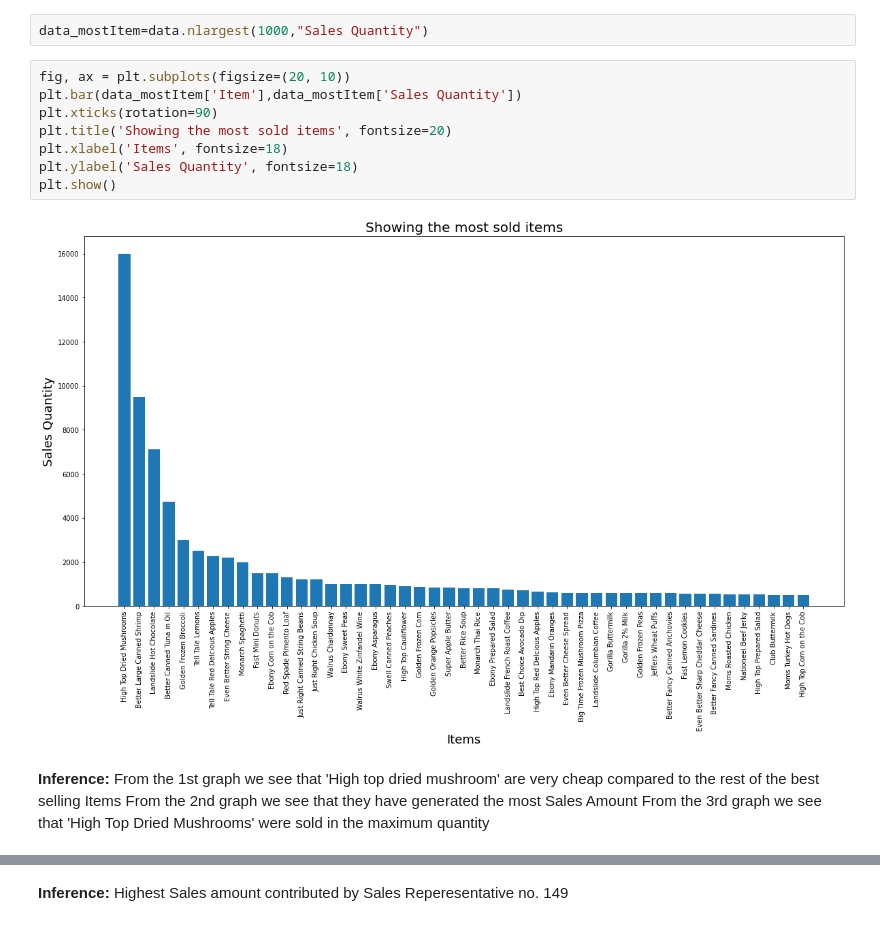
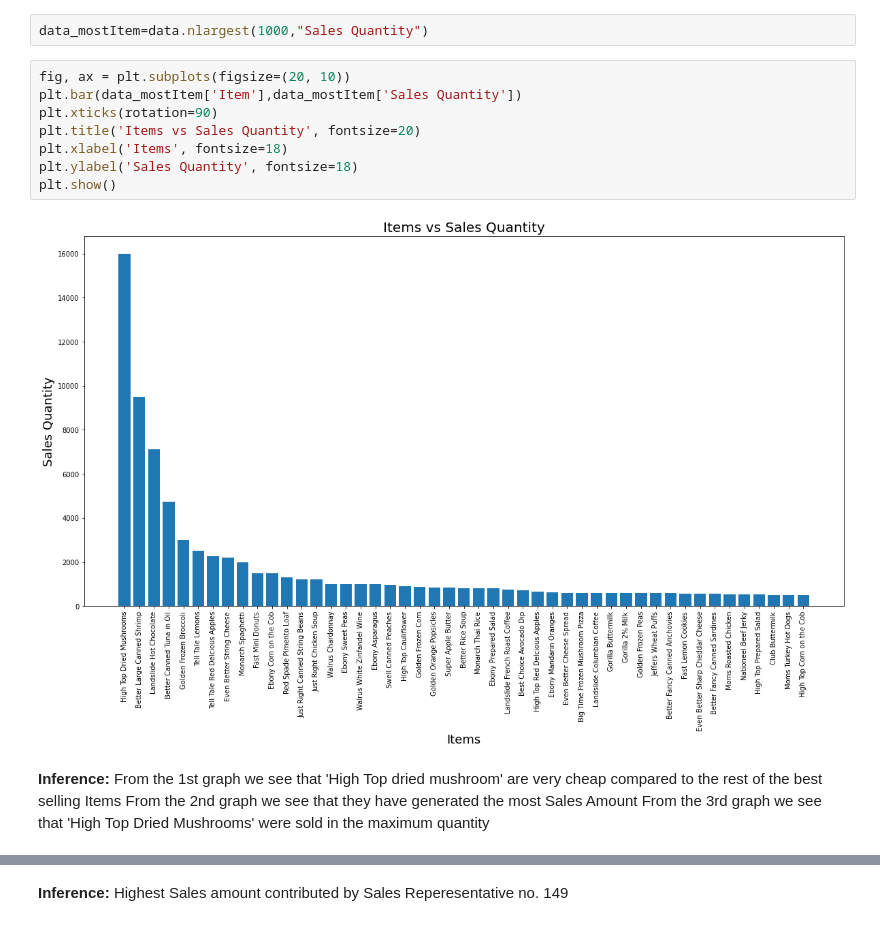
Before and after one commit to joshiaastha/Sales-Management-Data-Analysis, a Jupyter notebook: ETL_TheInternAcademy.ipynb, the cells around one changed output, grey strips where cells are left out. Cells and saved outputs as stored; diff of their text form.

```diff
--- a/ETL_TheInternAcademy.ipynb
+++ b/ETL_TheInternAcademy.ipynb
@@ -627,15 +614,15 @@ data_mostItem=data.nlargest(1000,"Sales Quantity")
 # %%
 fig, ax = plt.subplots(figsize=(20, 10))
 plt.bar(data_mostItem['Item'],data_mostItem['Sales Quantity'])
 plt.xticks(rotation=90)
-plt.title('Showing the most sold items', fontsize=20)
+plt.title('Items vs Sales Quantity', fontsize=20)
 plt.xlabel('Items', fontsize=18)
 plt.ylabel('Sales Quantity', fontsize=18)
 plt.show()
 # %% [output]
-[figure, old version]
+[figure, new version]
 # %% [markdown]
-**Inference:** From the 1st graph we see that 'High top dried mushroom' are very cheap compared to the rest of the best selling Items
+**Inference:** From the 1st graph we see that 'High Top dried mushroom' are very cheap compared to the rest of the best selling Items
 From the 2nd graph we see that they have generated the most Sales Amount
 From the 3rd graph we see that 'High Top Dried Mushrooms' were sold in the maximum quantity
 # %%
```
Also changed, not shown: parts of 32 cells of this notebook.
